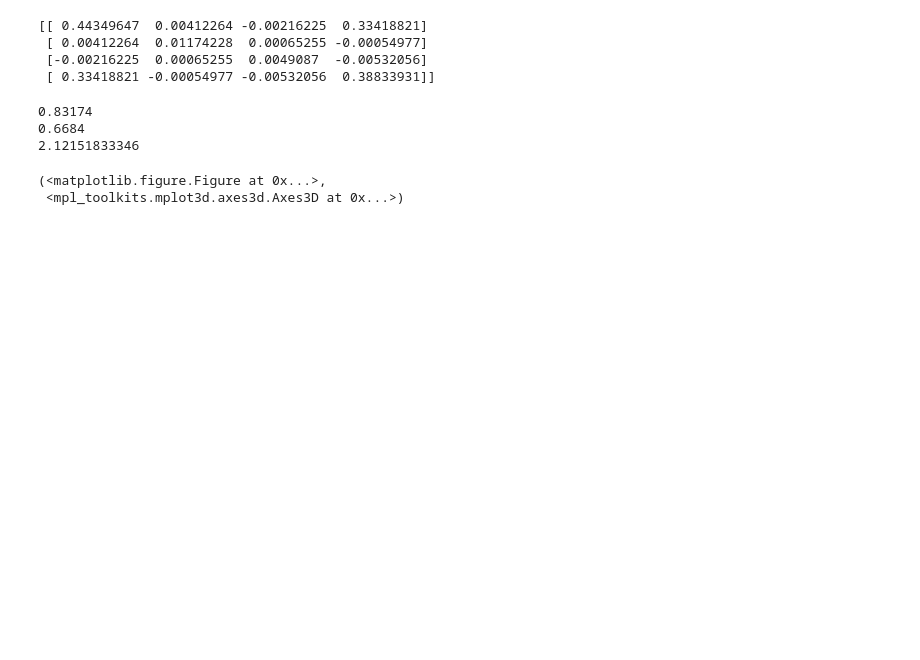
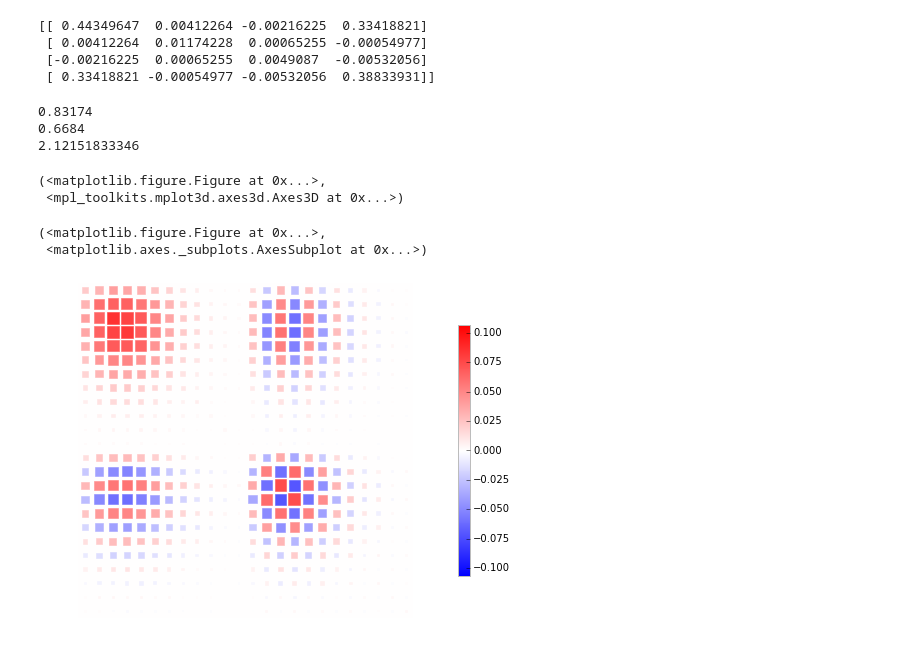
Before and after one commit to bvlastakis/state-reconstruction, a Jupyter notebook: notebooks/ex_qc_tomo.ipynb, the cells around one changed output. Saved outputs shown, nothing was run; the diff lists cells and outputs as text; code cells hidden in the pictures; blank space fills up the shorter version.

```diff
--- a/notebooks/ex_qc_tomo.ipynb
+++ b/notebooks/ex_qc_tomo.ipynb
@@ -148,3 +167,19 @@ qp.matrix_histogram(exp.rho_reduced.full(), limits = [-0.5, 0.5])
  <mpl_toolkits.mplot3d.axes3d.Axes3D at 0x...>)
 # %%
 reg = exp.regression(method = 'minimize')
+# %%
+N = 15
+n = 12
+x = np.arange(0,N)
+
+rho_1 = np.append(rho[0:n,0:n], rho[N:(N+n), 0:n], 0)
+rho_2 = np.append(rho[0:n,N:(N+n)], rho[N:(N+n), N:(N+n)], 0)
+
+rho_tot = np.append(rho_1, rho_2, 1)
+rho_tot.shape
+
+vis.hinton(rho_tot)
+# %% [output]
+(<matplotlib.figure.Figure at 0x...>,
+ <matplotlib.axes._subplots.AxesSubplot at 0x...>)
+[figure, added]
```
Also changed, not shown: parts of 39 cells of this notebook, 31 other files.
